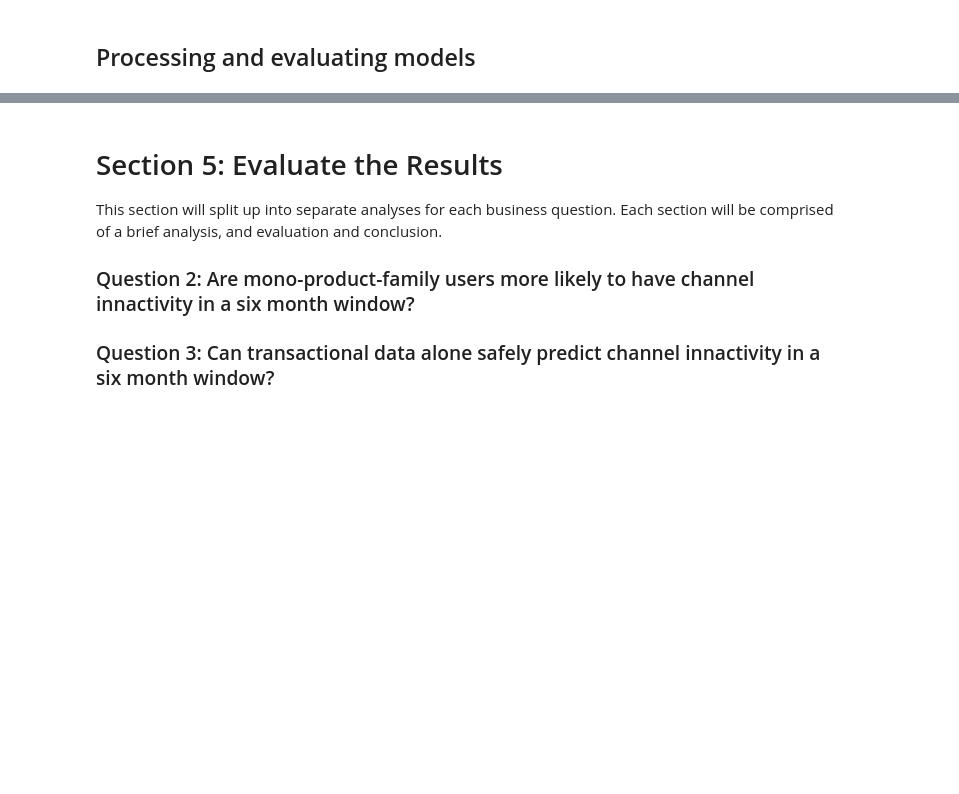
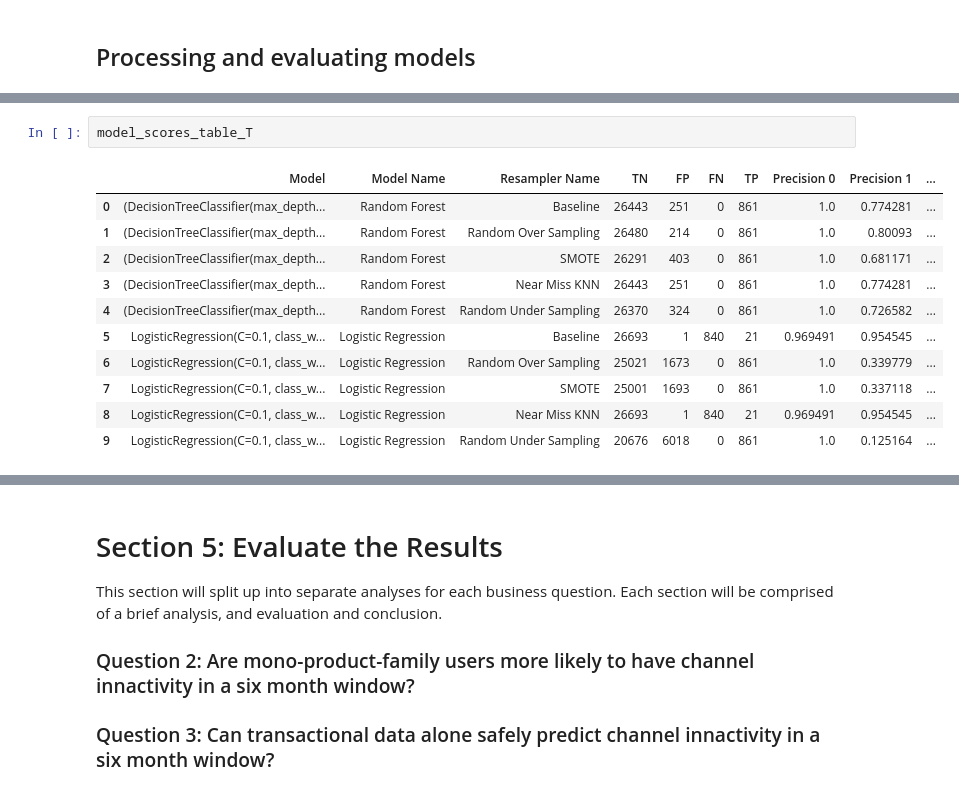
Before and after one commit to nandodsg/Innactivity-Prediction-with-Transactional-Data, a Jupyter notebook: Innactivity prediction with transactional data.ipynb, the cells around one changed output, grey strips where cells are left out. Cells and saved outputs as stored; diff of their text form; blank space fills up the shorter version.

```diff
--- a/Innactivity prediction with transactional data.ipynb
+++ b/Innactivity prediction with transactional data.ipynb
@@ -275,0 +233,14 @@ u = reload(u)
+# %%
+model_scores_table_T
+# %% [output]
+|  | Model | Model Name | Resampler Name | TN | FP | FN | TP | Precision 0 | Precision 1 | ... |
+| 0 | (DecisionTreeClassifier(max_depth... | Random Forest | Baseline | 26443 | 251 | 0 | 861 | 1.0 | 0.774281 | ... |
+| 1 | (DecisionTreeClassifier(max_depth... | Random Forest | Random Over Sampling | 26480 | 214 | 0 | 861 | 1.0 | 0.80093 | ... |
+| 2 | (DecisionTreeClassifier(max_depth... | Random Forest | SMOTE | 26291 | 403 | 0 | 861 | 1.0 | 0.681171 | ... |
+| 3 | (DecisionTreeClassifier(max_depth... | Random Forest | Near Miss KNN | 26443 | 251 | 0 | 861 | 1.0 | 0.774281 | ... |
+| 4 | (DecisionTreeClassifier(max_depth... | Random Forest | Random Under Sampling | 26370 | 324 | 0 | 861 | 1.0 | 0.726582 | ... |
+| 5 | LogisticRegression(C=0.1, class_w... | Logistic Regression | Baseline | 26693 | 1 | 840 | 21 | 0.969491 | 0.954545 | ... |
+| 6 | LogisticRegression(C=0.1, class_w... | Logistic Regression | Random Over Sampling | 25021 | 1673 | 0 | 861 | 1.0 | 0.339779 | ... |
+| 7 | LogisticRegression(C=0.1, class_w... | Logistic Regression | SMOTE | 25001 | 1693 | 0 | 861 | 1.0 | 0.337118 | ... |
+| 8 | LogisticRegression(C=0.1, class_w... | Logistic Regression | Near Miss KNN | 26693 | 1 | 840 | 21 | 0.969491 | 0.954545 | ... |
+| 9 | LogisticRegression(C=0.1, class_w... | Logistic Regression | Random Under Sampling | 20676 | 6018 | 0 | 861 | 1.0 | 0.125164 | ... |
```
Also changed, not shown: parts of 35 cells of this notebook, 21 other files.
